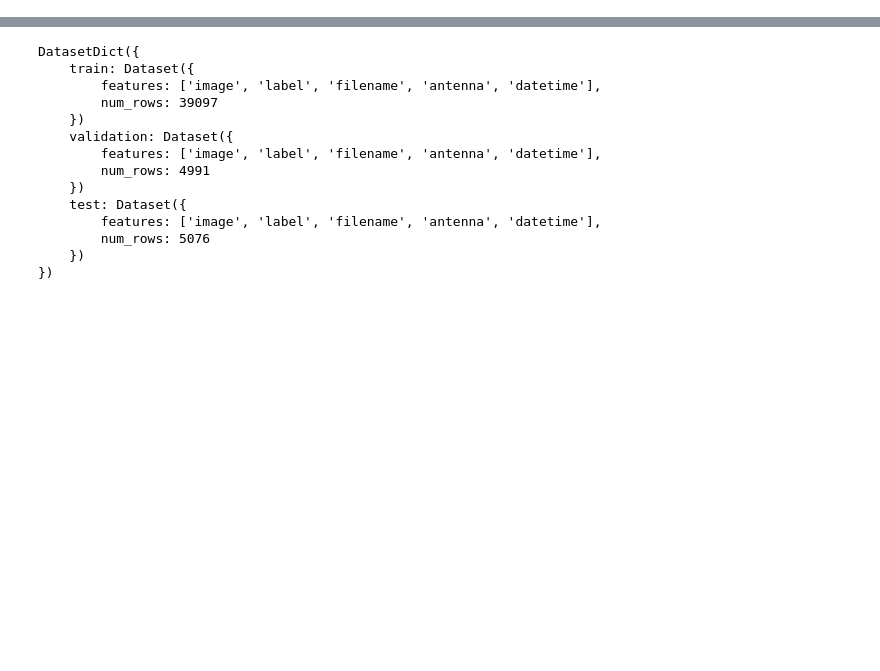
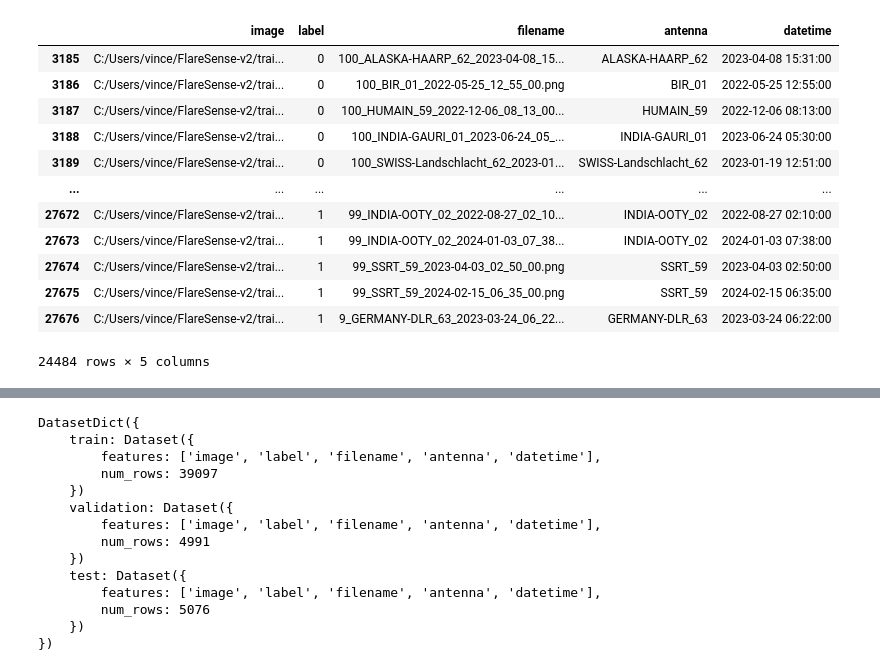
Before and after one commit to i4Ds/Radio-sunburst-labelcreation, a Jupyter notebook: hu_dataset_binary.ipynb, the cells around one changed output, grey strips where cells are left out. Saved outputs shown, nothing was run; the diff lists cells and outputs as text; code cells hidden in the pictures; blank space fills up the shorter version.

```diff
--- a/hu_dataset_binary.ipynb
+++ b/hu_dataset_binary.ipynb
@@ -67,3 +114,19 @@ Overlap between Validation and Test sets: {'999_GLASGOW_01_2023-08-08_09_27_00.p
+# %%
+train_df
+# %% [output]
+|  | image | label | filename | antenna | datetime |
+| 3185 | C:/Users/vince/FlareSense-v2/trai... | 0 | 100_ALASKA-HAARP_62_2023-04-08_15... | ALASKA-HAARP_62 | 2023-04-08 15:31:00 |
+| 3186 | C:/Users/vince/FlareSense-v2/trai... | 0 | 100_BIR_01_2022-05-25_12_55_00.png | BIR_01 | 2022-05-25 12:55:00 |
+| 3187 | C:/Users/vince/FlareSense-v2/trai... | 0 | 100_HUMAIN_59_2022-12-06_08_13_00... | HUMAIN_59 | 2022-12-06 08:13:00 |
+| 3188 | C:/Users/vince/FlareSense-v2/trai... | 0 | 100_INDIA-GAURI_01_2023-06-24_05_... | INDIA-GAURI_01 | 2023-06-24 05:30:00 |
+| 3189 | C:/Users/vince/FlareSense-v2/trai... | 0 | 100_SWISS-Landschlacht_62_2023-01... | SWISS-Landschlacht_62 | 2023-01-19 12:51:00 |
+| ... | ... | ... | ... | ... | ... |
+| 27672 | C:/Users/vince/FlareSense-v2/trai... | 1 | 99_INDIA-OOTY_02_2022-08-27_02_10... | INDIA-OOTY_02 | 2022-08-27 02:10:00 |
+| 27673 | C:/Users/vince/FlareSense-v2/trai... | 1 | 99_INDIA-OOTY_02_2024-01-03_07_38... | INDIA-OOTY_02 | 2024-01-03 07:38:00 |
+| 27674 | C:/Users/vince/FlareSense-v2/trai... | 1 | 99_SSRT_59_2023-04-03_02_50_00.png | SSRT_59 | 2023-04-03 02:50:00 |
+| 27675 | C:/Users/vince/FlareSense-v2/trai... | 1 | 99_SSRT_59_2024-02-15_06_35_00.png | SSRT_59 | 2024-02-15 06:35:00 |
+| 27676 | C:/Users/vince/FlareSense-v2/trai... | 1 | 9_GERMANY-DLR_63_2023-03-24_06_22... | GERMANY-DLR_63 | 2023-03-24 06:22:00 |
+24484 rows × 5 columns
 # %%
 train_df.to_csv('C:/Users/vince/FlareSense-v2/train_metadata.csv', index=False)
 test_df.to_csv('C:/Users/vince/FlareSense-v2/test_metadata.csv', index=False)
```
Also changed, not shown: parts of 10 cells of this notebook.
